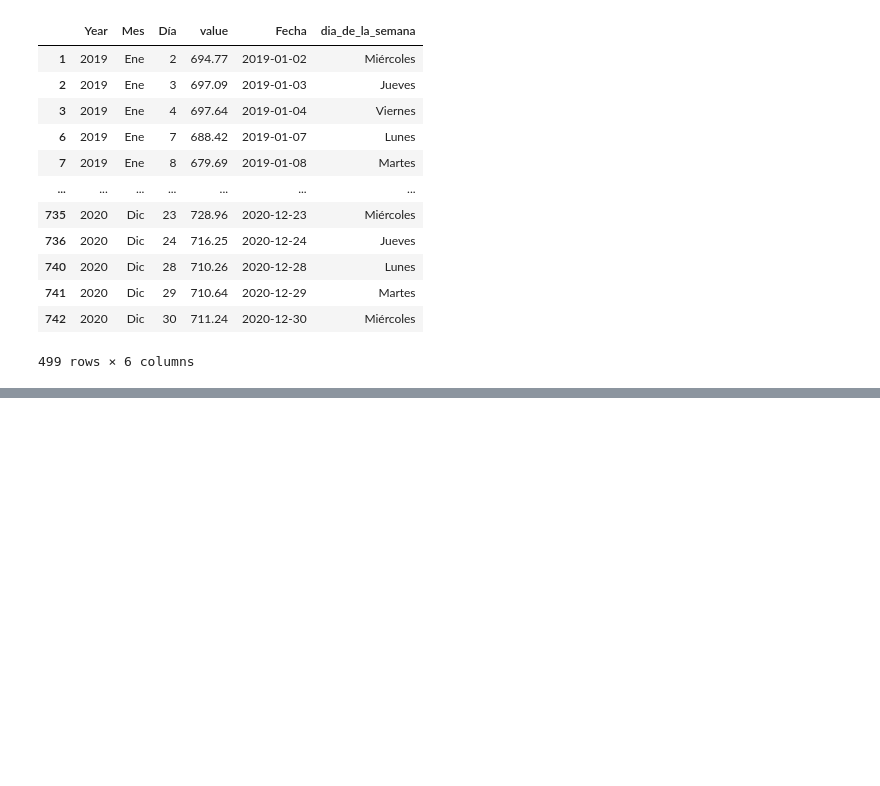
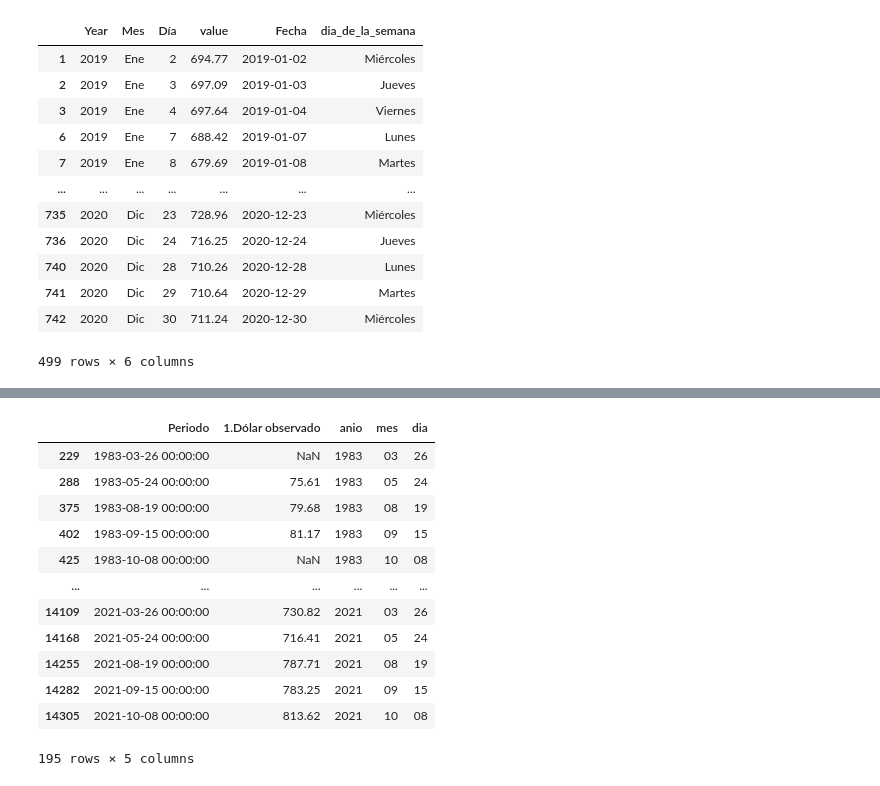
Before and after one commit to vmlandae/tarea1-add, a Jupyter notebook: notebooks/3_nb_Raveuxcl.ipynb, the cells around one changed output, grey strips where cells are left out. Cells and saved outputs as stored; diff of their text form; code cells hidden in the pictures; blank space fills up the shorter version.

```diff
--- a/notebooks/3_nb_Raveuxcl.ipynb
+++ b/notebooks/3_nb_Raveuxcl.ipynb
@@ -577,0 +569,40 @@ df_bc_2019_2020
+# %%
+# Fechas de cumpleanios
+fecha1_mes = ['03']
+fecha1_dia = ['26']
+
+fecha2_mes = ['05']
+fecha2_dia = ['24']
+
+fecha3_mes = ['08']
+fecha3_dia = ['19']
+
+fecha4_mes = ['09']
+fecha4_dia = ['15']
+
+fecha5_mes = ['10']
+fecha5_dia = ['08']
+
+df_cumpleanios = df_bc_all[ (df_bc_all.mes.isin(fecha1_mes) & df_bc_all.dia.isin(fecha1_dia)) |
+                            (df_bc_all.mes.isin(fecha2_mes) & df_bc_all.dia.isin(fecha2_dia)) |
+                            (df_bc_all.mes.isin(fecha3_mes) & df_bc_all.dia.isin(fecha3_dia)) |
+                            (df_bc_all.mes.isin(fecha4_mes) & df_bc_all.dia.isin(fecha4_dia)) |
+                            (df_bc_all.mes.isin(fecha5_mes) & df_bc_all.dia.isin(fecha5_dia))
+                          ]
+
+df_cumpleanios = df_cumpleanios[(df_cumpleanios['anio'] != '1982') & (df_cumpleanios['anio'] != '2022')]
+df_cumpleanios
+# %% [output]
+|  | Periodo | 1.Dólar observado | anio | mes | dia |
+| 229 | 1983-03-26 00:00:00 | NaN | 1983 | 03 | 26 |
+| 288 | 1983-05-24 00:00:00 | 75.61 | 1983 | 05 | 24 |
+| 375 | 1983-08-19 00:00:00 | 79.68 | 1983 | 08 | 19 |
+| 402 | 1983-09-15 00:00:00 | 81.17 | 1983 | 09 | 15 |
+| 425 | 1983-10-08 00:00:00 | NaN | 1983 | 10 | 08 |
+| ... | ... | ... | ... | ... | ... |
+| 14109 | 2021-03-26 00:00:00 | 730.82 | 2021 | 03 | 26 |
+| 14168 | 2021-05-24 00:00:00 | 716.41 | 2021 | 05 | 24 |
+| 14255 | 2021-08-19 00:00:00 | 787.71 | 2021 | 08 | 19 |
+| 14282 | 2021-09-15 00:00:00 | 783.25 | 2021 | 09 | 15 |
+| 14305 | 2021-10-08 00:00:00 | 813.62 | 2021 | 10 | 08 |
+195 rows × 5 columns
```
Also changed, not shown: parts of 7 cells of this notebook.
